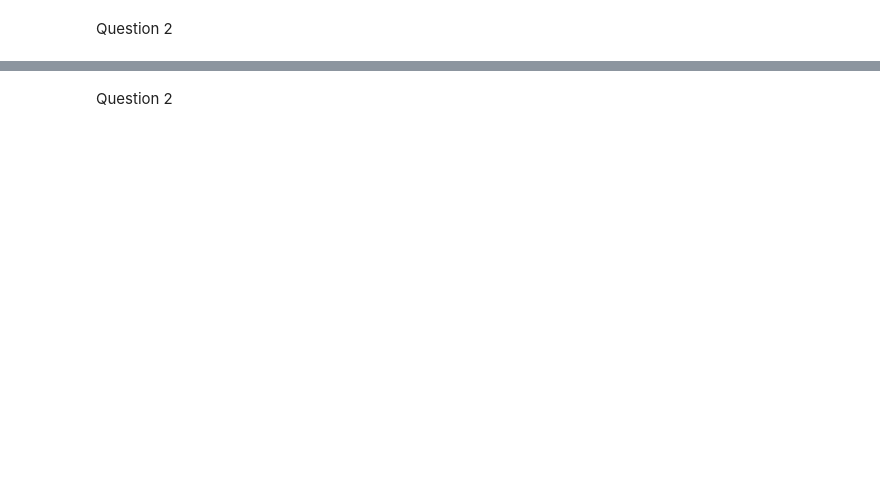
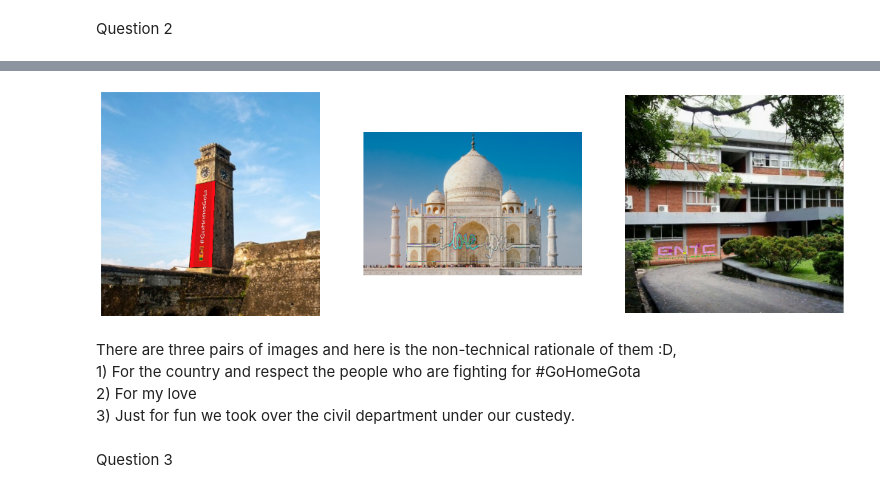
Before and after one commit to nifla2000/EN2550-Codings, a Jupyter notebook: ASSIGNMENT_02/A_2.ipynb, the cells around one changed output, grey strips where cells are left out. Cells and saved outputs as stored; diff of their text form; code cells hidden in the pictures; blank space fills up the shorter version.

```diff
--- a/ASSIGNMENT_02/A_2.ipynb
+++ b/ASSIGNMENT_02/A_2.ipynb
@@ -189,2 +137,70 @@ plt.show()
+# %%
+import cv2 as cv
+def mouse_handler(event, x, y, flags, data) :
+
+    if event == cv.EVENT_LBUTTONDOWN :
+        cv.circle(data['im'], (x,y),3, (0,0,255), 5, 16)
+        cv.imshow("Image", data['im'])
+        if len(data['points']) < 4 :
+            data['points'].append([x,y])
+
+def get_four_points(im):
+    # Set up data to send to mouse handler
+    data = {}
+    data['im'] = im.copy()
+    data['points'] = []
+
+    #Set the callback function for any mouse event
+    cv.imshow("Image",im)
+    cv.setMouseCallback("Image", mouse_handler, data)
+    cv.waitKey(0)
+    cv.destroyAllWindows()
+
+    # Convert array to np.array
+    points = np.vstack(data['points']).astype(float)
+    return points
+
+image = [('Images/Go_Home_Gota.jpg',"Images/Galle_Fort.jpg"),("Images/I_lv_u2.jpg","Images/TM.jpg"),("Images/ENTC.png","Images/Civil_Department.jpg")]
+iter=0
+f,ax=plt.subplots(1,3,figsize=(18,6))
+for (src, dst) in image:
+    # Read source image.
+    im_src = cv.imread(src)
+    cv.rotate(im_src,cv.cv2.ROTATE_90_COUNTERCLOCKWISE)
+    size = im_src.shape
+
+    # Create a vector of source points.
+    pts_src = np.array([[0,0],[size[1] - 1, 0],[size[1] - 1, size[0] -1],[0, size[0] - 1 ]],dtype=float)
+
+    # Read destination image
+    im_dst = cv.imread(dst)
+
+    # Get four corners of the billboard
+    pts_dst = get_four_points(im_dst)
+
+    # Calculate Homography between source and destination points
+    h, status = cv.findHomography(pts_src, pts_dst)
+
+    # Warp source image
+    im_temp = cv.warpPerspective(im_src, h, (im_dst.shape[1],im_dst.shape[0]))
+
+    # Black out polygonal area in destination image.
+    if iter == 0:
+        cv.fillConvexPoly(im_dst, pts_dst.astype(int), 0, 16)
+
+    # Add warped source image to destination image.
+    im_dst = im_dst + im_temp
+
+    ax[iter].imshow(cv.cvtColor(im_dst,cv.COLOR_BGR2RGB))
+    ax[iter].axis('off')
+    iter += 1
+plt.show()
+# %% [output]
+[figure, added]
+# %% [markdown]
+There are three pairs of images and here is the non-technical rationale of them :D, <br>
+    1) For the country and respect the people who are fighting for #GoHomeGota<br>
+    2) For my love<br>
+    3) Just for fun we took over the civil department under our custedy. <br>
 # %% [markdown]
-Question 2
+Question 3
```
Also changed, not shown: parts of 17 cells of this notebook, 15 other files.
